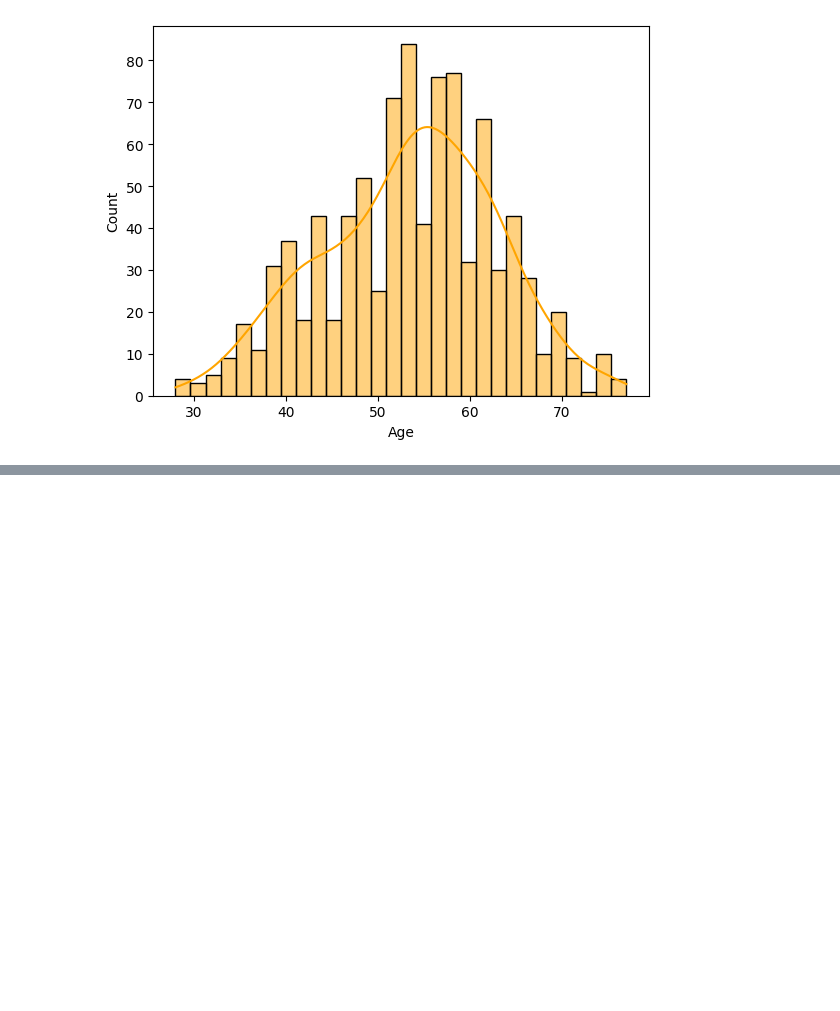
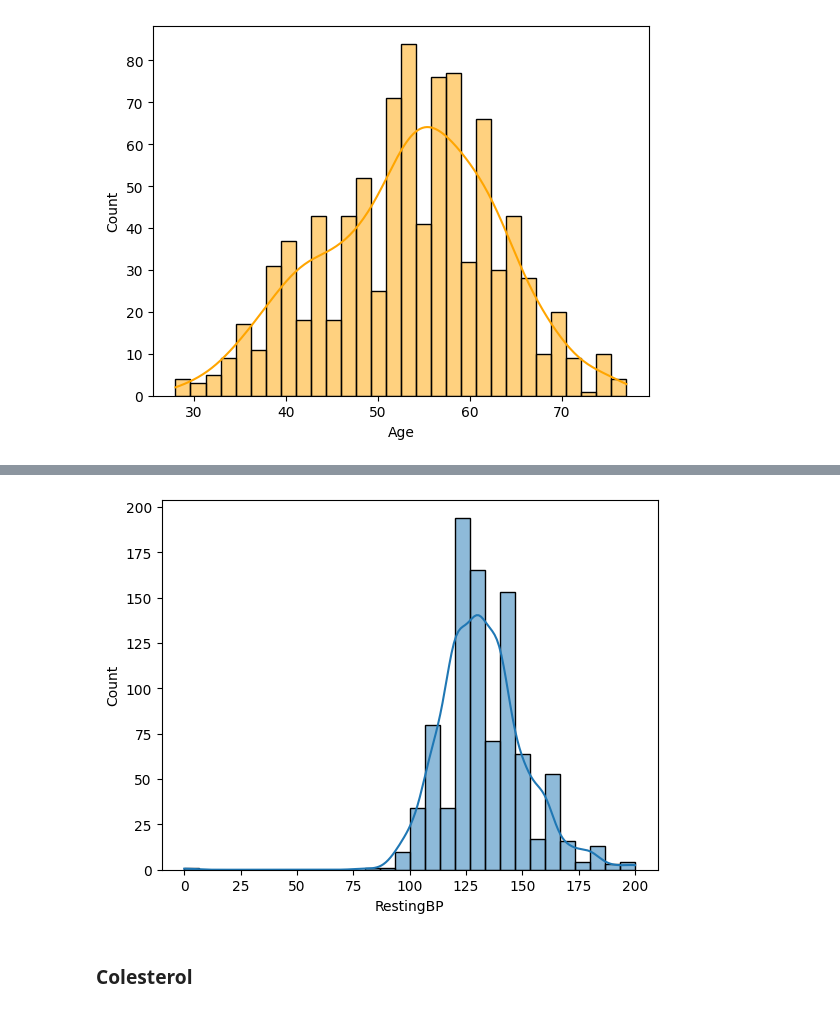
Before and after one commit to RuandersonNunes/machine_learning, a Jupyter notebook: aprendizado_supervisionado_classificacao/previsao_doenca_cardiaca/tratamento_classificacao.ipynb, the cells around one changed output, grey strips where cells are left out. Drawn from its saved outputs; the diff is of its cells as text; code cells hidden in the pictures; blank space fills up the shorter version.

```diff
--- a/aprendizado_supervisionado_classificacao/previsao_doenca_cardiaca/tratamento_classificacao.ipynb
+++ b/aprendizado_supervisionado_classificacao/previsao_doenca_cardiaca/tratamento_classificacao.ipynb
@@ -50,0 +131,6 @@ sns.histplot(dados, x="Age", bins=30, color="orange", kde=True, stat="count")
+# %%
+sns.histplot(x="RestingBP", data=dados, bins=30, stat="count", kde=True);
+# %% [output]
+[figure, added]
+# %% [markdown]
+### **Colesterol**
```
Also changed, not shown: parts of 32 cells of this notebook.
